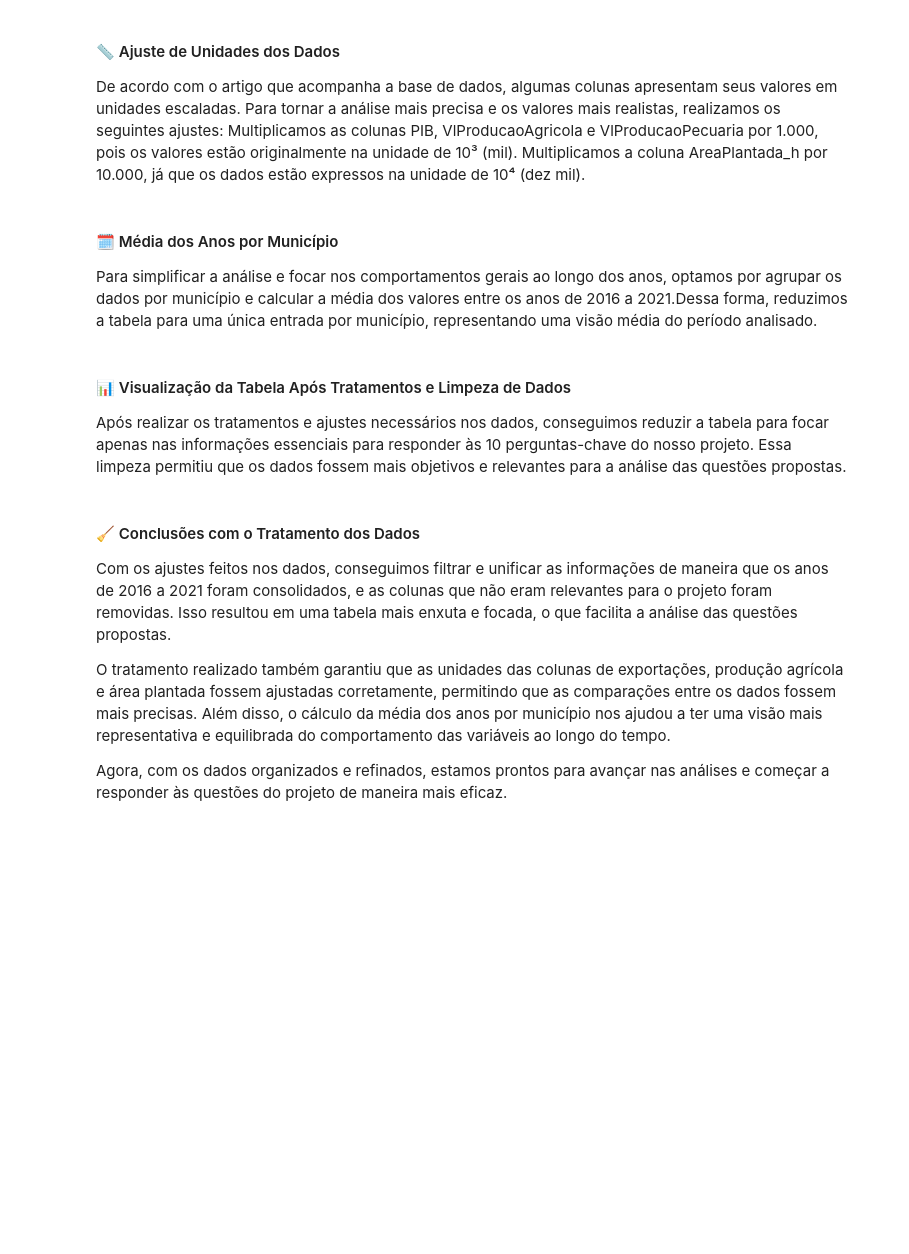
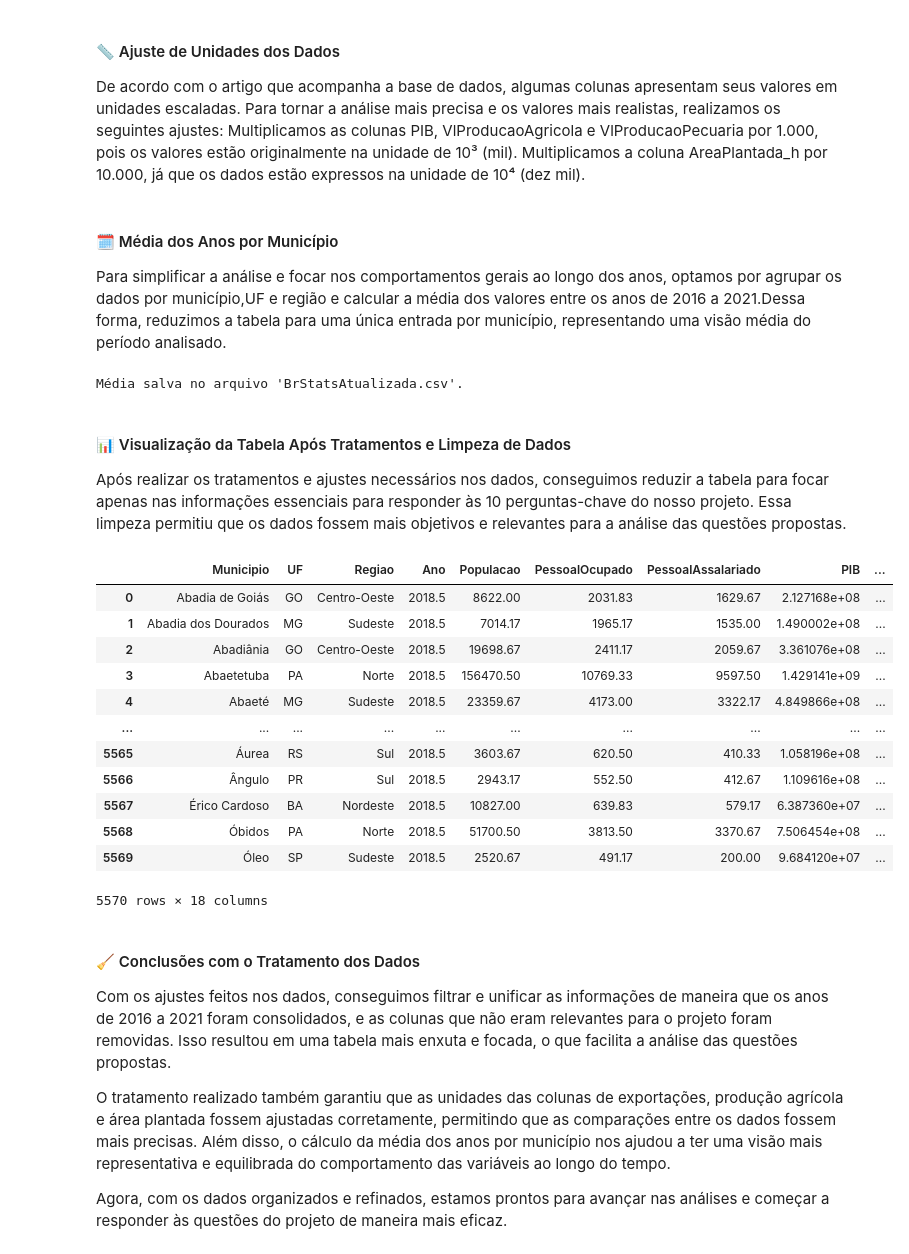
Before and after one commit to alinec-santos/Introducao-a-ciencia-de-dados, a Jupyter notebook: etapa 1/main.ipynb, the cells around one changed output. Drawn from its saved outputs; the diff is of its cells as text; code cells hidden in the pictures; blank space fills up the shorter version.

```diff
--- a/etapa 1/main.ipynb
+++ b/etapa 1/main.ipynb
@@ -136,4 +177,4 @@ df["VlProducaoPecuaria"] *= 1000
 df["AreaPlantada_h"] *= 10000
 # %% [markdown]
 #### 🗓️ Média dos Anos por Município
-Para simplificar a análise e focar nos comportamentos gerais ao longo dos anos, optamos por agrupar os dados por município e calcular a média dos valores entre os anos de 2016 a 2021.Dessa forma, reduzimos a tabela para uma única entrada por município, representando uma visão média do período analisado.
+Para simplificar a análise e focar nos comportamentos gerais ao longo dos anos, optamos por agrupar os dados por município,UF e região e calcular a média dos valores entre os anos de 2016 a 2021.Dessa forma, reduzimos a tabela para uma única entrada por município, representando uma visão média do período analisado.
@@ -142,3 +181,16 @@ Para simplificar a análise e focar nos comportamentos gerais ao longo dos anos,
+# %%
+# Calcular a média agrupada por Município,UF e região que são objects
+df_media = df.groupby(["Municipio", "UF","Regiao"], as_index=False).mean(numeric_only=True)
+
+# Arredondar os valores para 2 casas decimais
+df_media = df_media.round(2)
+
+# Salvar o arquivo com as médias arredondadas
+df_media.to_csv("BrStatsAtualizada.csv", index=False, sep=";", decimal=",")
+
+print("Média salva no arquivo 'BrStatsAtualizada.csv'.")
+# %% [output]
+Média salva no arquivo 'BrStatsAtualizada.csv'.
 # %% [markdown]
 #### 📊 Visualização da Tabela Após Tratamentos e Limpeza de Dados
 Após realizar os tratamentos e ajustes necessários nos dados, conseguimos reduzir a tabela para focar apenas nas informações essenciais para responder às 10 perguntas-chave do nosso projeto. Essa limpeza permitiu que os dados fossem mais objetivos e relevantes para a análise das questões propostas.
@@ -147,3 +197,19 @@ Após realizar os tratamentos e ajustes necessários nos dados, conseguimos redu
+# %%
+display(df_media)
+# %% [output]
+|  | Municipio | UF | Regiao | Ano | Populacao | PessoalOcupado | PessoalAssalariado | PIB | ... |
+| 0 | Abadia de Goiás | GO | Centro-Oeste | 2018.5 | 8622.00 | 2031.83 | 1629.67 | 2.127168e+08 | ... |
+| 1 | Abadia dos Dourados | MG | Sudeste | 2018.5 | 7014.17 | 1965.17 | 1535.00 | 1.490002e+08 | ... |
+| 2 | Abadiânia | GO | Centro-Oeste | 2018.5 | 19698.67 | 2411.17 | 2059.67 | 3.361076e+08 | ... |
+| 3 | Abaetetuba | PA | Norte | 2018.5 | 156470.50 | 10769.33 | 9597.50 | 1.429141e+09 | ... |
+| 4 | Abaeté | MG | Sudeste | 2018.5 | 23359.67 | 4173.00 | 3322.17 | 4.849866e+08 | ... |
+| ... | ... | ... | ... | ... | ... | ... | ... | ... | ... |
+| 5565 | Áurea | RS | Sul | 2018.5 | 3603.67 | 620.50 | 410.33 | 1.058196e+08 | ... |
+| 5566 | Ângulo | PR | Sul | 2018.5 | 2943.17 | 552.50 | 412.67 | 1.109616e+08 | ... |
+| 5567 | Érico Cardoso | BA | Nordeste | 2018.5 | 10827.00 | 639.83 | 579.17 | 6.387360e+07 | ... |
+| 5568 | Óbidos | PA | Norte | 2018.5 | 51700.50 | 3813.50 | 3370.67 | 7.506454e+08 | ... |
+| 5569 | Óleo | SP | Sudeste | 2018.5 | 2520.67 | 491.17 | 200.00 | 9.684120e+07 | ... |
+5570 rows × 18 columns
 # %% [markdown]
 #### 🧹 Conclusões com o Tratamento dos Dados
 Com os ajustes feitos nos dados, conseguimos filtrar e unificar as informações de maneira que os anos de 2016 a 2021 foram consolidados, e as colunas que não eram relevantes para o projeto foram removidas. Isso resultou em uma tabela mais enxuta e focada, o que facilita a análise das questões propostas.
```
Also changed, not shown: parts of 5 cells of this notebook, 2 other files.
